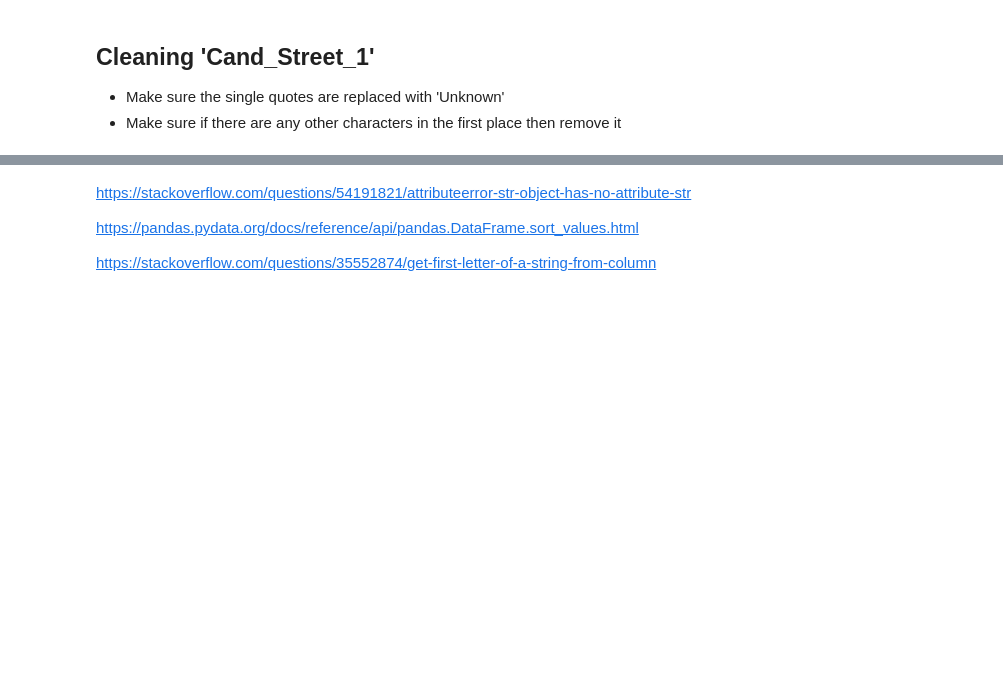
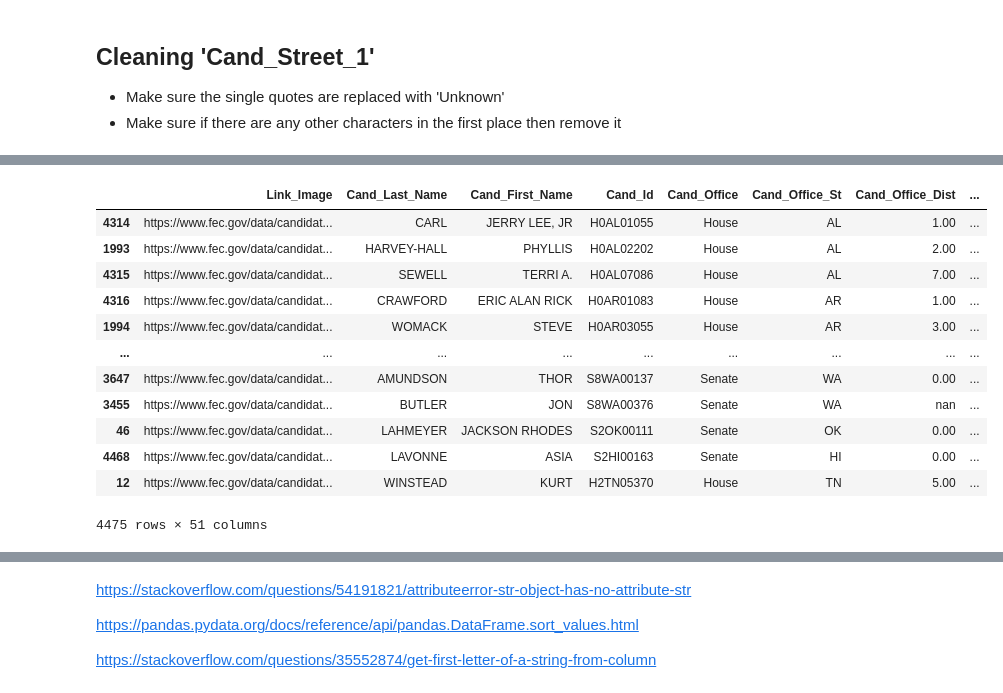
Before and after one commit to manasikarale/Data-Cleaning-Project, a Jupyter notebook: IS537 Data cleaning project candidate dataset.ipynb, the cells around one changed output, grey strips where cells are left out. Drawn from its saved outputs; the diff is of its cells as text; code cells hidden in the pictures; blank space fills up the shorter version.

```diff
--- a/IS537 Data cleaning project candidate dataset.ipynb
+++ b/IS537 Data cleaning project candidate dataset.ipynb
@@ -544,0 +889,16 @@ round(12.3456, 2)
+# %%
+candidate_data
+# %% [output]
+|  | Link_Image | Cand_Last_Name | Cand_First_Name | Cand_Id | Cand_Office | Cand_Office_St | Cand_Office_Dist | ... |
+| 4314 | https://www.fec.gov/data/candidat... | CARL | JERRY LEE, JR | H0AL01055 | House | AL | 1.00 | ... |
+| 1993 | https://www.fec.gov/data/candidat... | HARVEY-HALL | PHYLLIS | H0AL02202 | House | AL | 2.00 | ... |
+| 4315 | https://www.fec.gov/data/candidat... | SEWELL | TERRI A. | H0AL07086 | House | AL | 7.00 | ... |
+| 4316 | https://www.fec.gov/data/candidat... | CRAWFORD | ERIC ALAN RICK | H0AR01083 | House | AR | 1.00 | ... |
+| 1994 | https://www.fec.gov/data/candidat... | WOMACK | STEVE | H0AR03055 | House | AR | 3.00 | ... |
+| ... | ... | ... | ... | ... | ... | ... | ... | ... |
+| 3647 | https://www.fec.gov/data/candidat... | AMUNDSON | THOR | S8WA00137 | Senate | WA | 0.00 | ... |
+| 3455 | https://www.fec.gov/data/candidat... | BUTLER | JON | S8WA00376 | Senate | WA | nan | ... |
+| 46 | https://www.fec.gov/data/candidat... | LAHMEYER | JACKSON RHODES | S2OK00111 | Senate | OK | 0.00 | ... |
+| 4468 | https://www.fec.gov/data/candidat... | LAVONNE | ASIA | S2HI00163 | Senate | HI | 0.00 | ... |
+| 12 | https://www.fec.gov/data/candidat... | WINSTEAD | KURT | H2TN05370 | House | TN | 5.00 | ... |
+4475 rows × 51 columns
```
Also changed, not shown: parts of 41 cells of this notebook.
